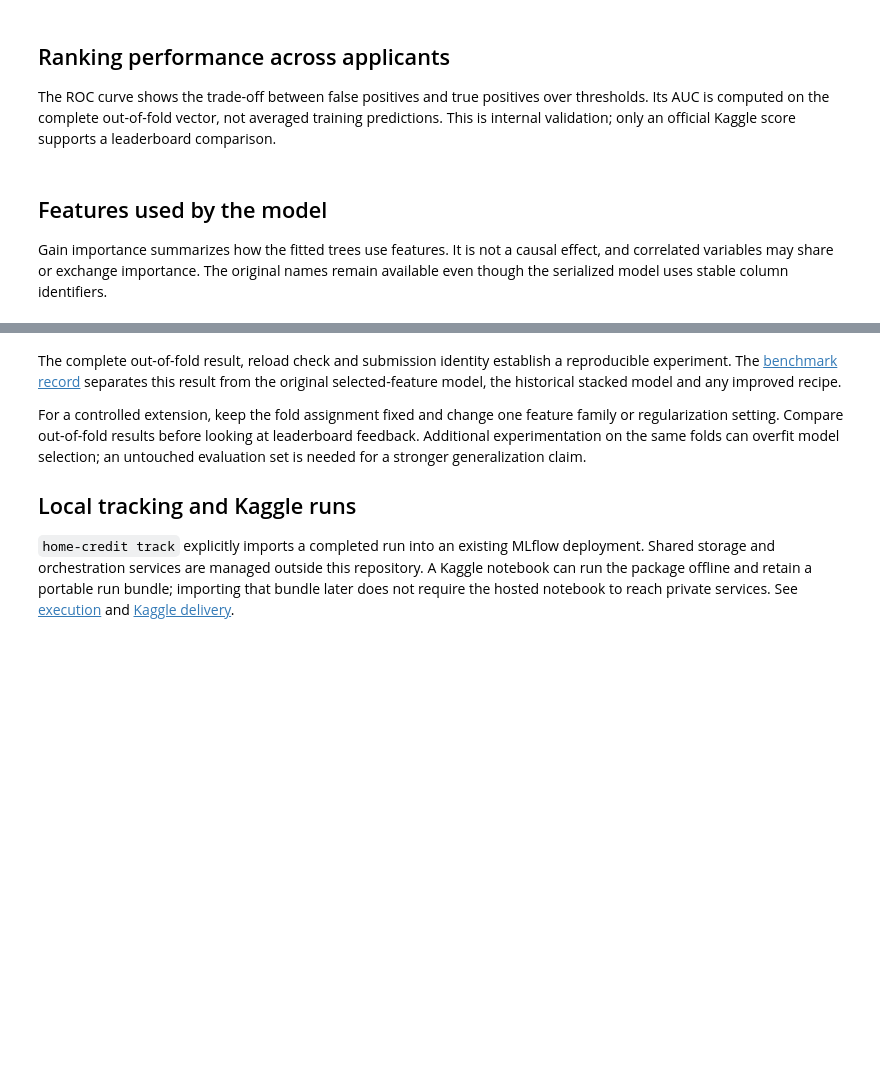
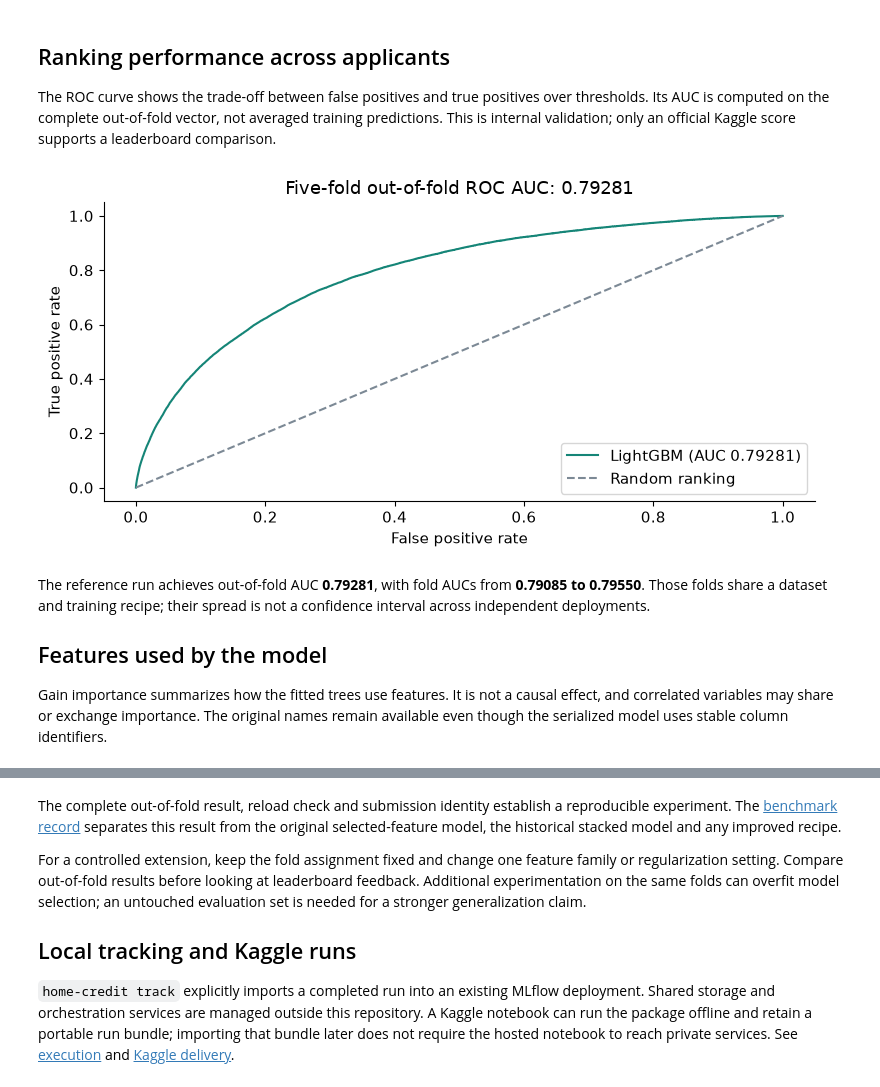
Before and after one commit to cttsai1985/kaggle-home-credit, a Jupyter notebook: notebooks/01-credit-risk.ipynb, the cells around one changed output, grey strips where cells are left out. Cells and saved outputs as stored; diff of their text form; code cells hidden in the pictures; blank space fills up the shorter version.

```diff
--- a/notebooks/01-credit-risk.ipynb
+++ b/notebooks/01-credit-risk.ipynb
@@ -87,18 +119,24 @@ The ROC curve shows the trade-off between false positives and true positives ove
 # %%
 oof = pd.read_csv(RUN_DIR / "oof.csv")
 assert oof.SK_ID_CURR.is_unique
 assert len(oof) == int(frame.TARGET.notna().sum())
 assert oof.fold.between(1, CONFIG["folds"]).all()
 auc = roc_auc_score(oof.TARGET, oof.probability)
 assert abs(auc - metrics["oof_roc_auc"]) < 1e-12
 fig, ax = plt.subplots()
-RocCurveDisplay.from_predictions(oof.TARGET, oof.probability, ax=ax, color="#158577")
+false_positive_rate, true_positive_rate, _ = roc_curve(oof.TARGET, oof.probability)
+ax.plot(false_positive_rate, true_positive_rate, color="#158577", label=f"LightGBM (AUC {auc:.5f})")
 ax.plot([0, 1], [0, 1], color="#7c8995", linestyle="--", label="Random ranking")
-ax.set(title=f"Five-fold out-of-fold ROC AUC: {auc:.5f}")
+ax.set(title=f"Five-fold out-of-fold ROC AUC: {auc:.5f}",
+       xlabel="False positive rate", ylabel="True positive rate")
 ax.legend(loc="lower right")
 fig.tight_layout()
 plt.show()
+# %% [output]
+[figure, added]
 # %% [markdown]
+The reference run achieves out-of-fold AUC **0.79281**, with fold AUCs from **0.79085 to 0.79550**. Those folds share a dataset and training recipe; their spread is not a confidence interval across independent deployments.
+
 ## Features used by the model
 
 Gain importance summarizes how the fitted trees use features. It is not a causal effect, and correlated variables may share or exchange importance. The original names remain available even though the serialized model uses stable column identifiers.
```
Also changed, not shown: parts of 8 cells of this notebook, 10 other files.
